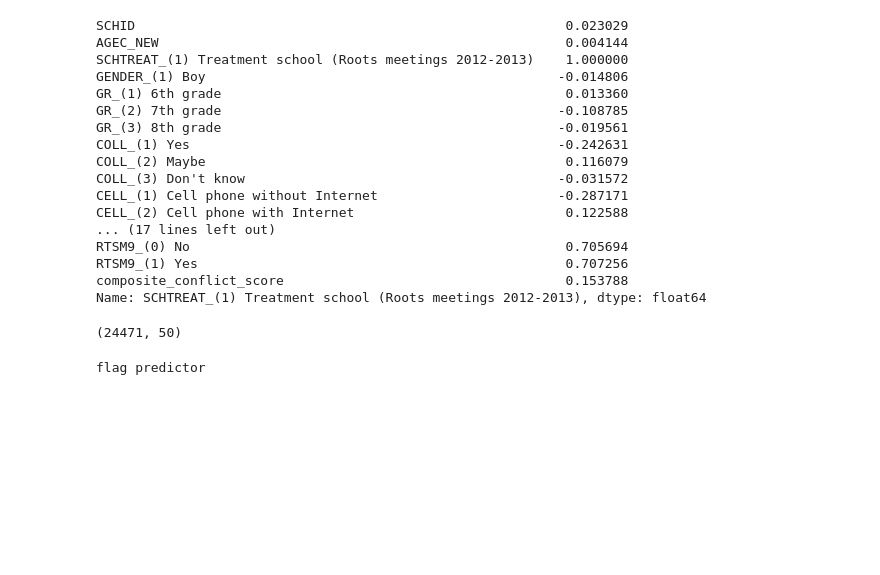
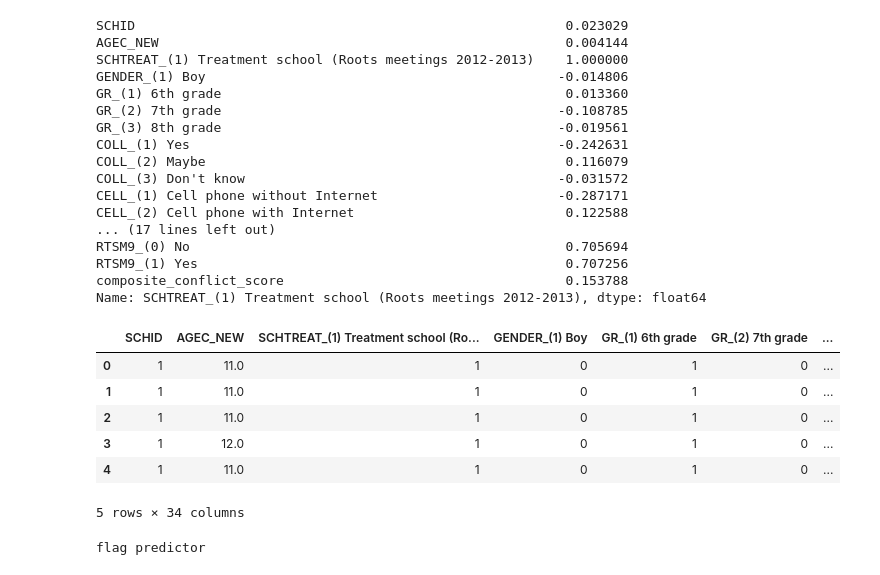
Before and after one commit to JipengSun/Causal_Inference_Anticonflict, a Jupyter notebook: CSCI_Feature_Eng_v0.ipynb, the cells around one changed output. Cells and saved outputs as stored; diff of their text form; code cells hidden in the pictures; blank space fills up the shorter version.

```diff
--- a/CSCI_Feature_Eng_v0.ipynb
+++ b/CSCI_Feature_Eng_v0.ipynb
@@ -149,9 +159,15 @@ student_lvl_predictors["Composite_Conflict_Score"] = response_comp_df1["composit
 student_lvl_predictors.to_csv("data/noncompliance_student_level_data.csv")
 #
 # %%
-student_lvl_predictors.shape
+student_lvl_predictors.head(5)
 # %% [output]
+|  | SCHID | AGEC_NEW | SCHTREAT_(1) Treatment school (Ro... | GENDER_(1) Boy | GR_(1) 6th grade | GR_(2) 7th grade | ... |
+| 0 | 1 | 11.0 | 1 | 0 | 1 | 0 | ... |
+| 1 | 1 | 11.0 | 1 | 0 | 1 | 0 | ... |
+| 2 | 1 | 11.0 | 1 | 0 | 1 | 0 | ... |
+| 3 | 1 | 12.0 | 1 | 0 | 1 | 0 | ... |
+| 4 | 1 | 11.0 | 1 | 0 | 1 | 0 | ... |
-(24471, 50)
+5 rows × 34 columns
 # %%
 predictor_comp_df1 = create_composite_vars(predictor_vars_df1,predictor=True)
 # %% [output]
```
Also changed, not shown: parts of 1 cell of this notebook, 4 other files.
